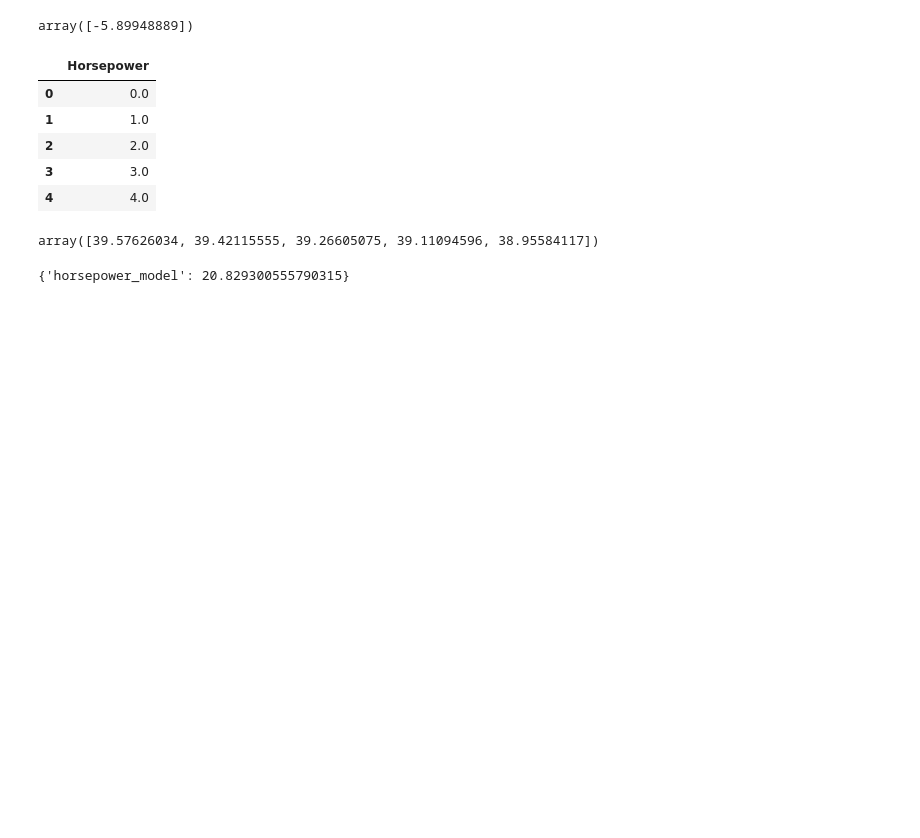
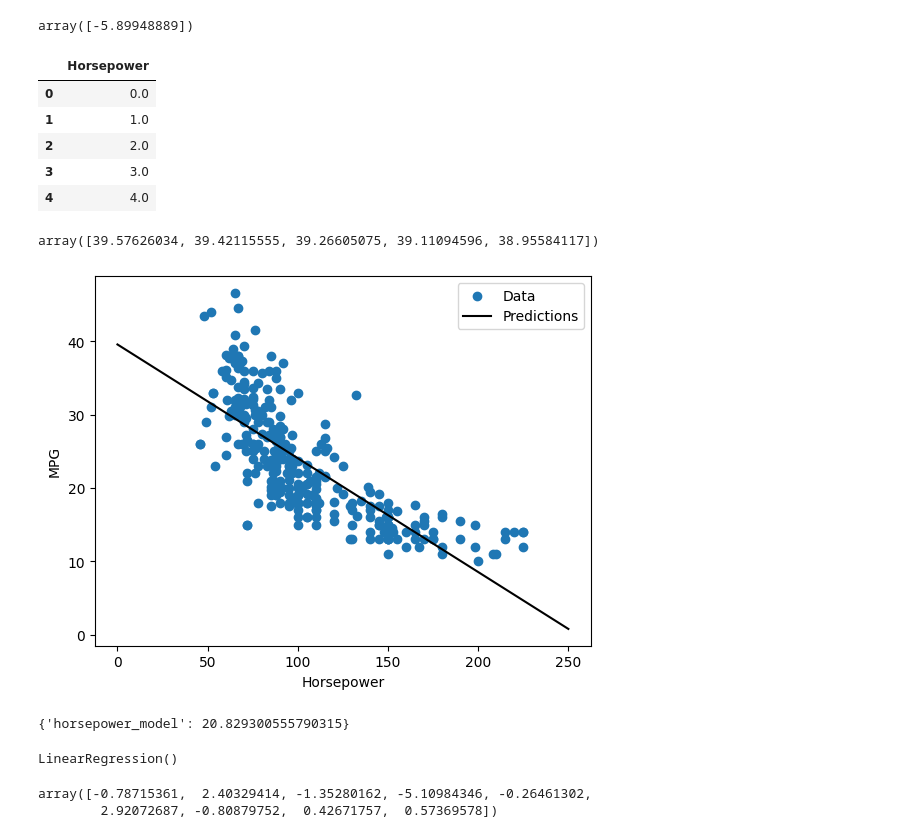
Before and after one commit to 2026-2-predictiva/std-karen-dahiana-velasquez-rivillas, a Jupyter notebook: PRE_02_regresion_basica/notebooks/notebook.ipynb, the cells around one changed output. Saved outputs shown, nothing was run; the diff lists cells and outputs as text; code cells hidden in the pictures; blank space fills up the shorter version.

```diff
--- a/PRE_02_regresion_basica/notebooks/notebook.ipynb
+++ b/PRE_02_regresion_basica/notebooks/notebook.ipynb
@@ -146,6 +148,10 @@ def plot_horsepower(x, y):
     plt.xlabel("Horsepower")
     plt.ylabel("MPG")
     plt.legend()
+# %%
+plot_horsepower(x, y)
+# %% [output]
+[figure, added]
 # %%
 test_results = {}
 
@@ -159,3 +165,21 @@ test_results["horsepower_model"] = mean_squared_error(
 test_results
 # %% [output]
 {'horsepower_model': 20.829300555790315}
+# %%
+features_scaler = StandardScaler()
+
+features_scaler.fit(train_features)
+
+standarized_train_features = features_scaler.transform(train_features)
+standarized_test_features = features_scaler.transform(test_features)
+
+linear_model = LinearRegression()
+linear_model.fit(standarized_train_features, train_labels)
+# %% [output]
+LinearRegression()
+# %%
+linear_model.intercept_
+linear_model.coef_
+# %% [output]
+array([-0.78715361,  2.40329414, -1.35280162, -5.10984346, -0.26461302,
+        2.92072687, -0.80879752,  0.42671757,  0.57369578])
```
Also changed, not shown: parts of 16 cells of this notebook, 2 other files.
